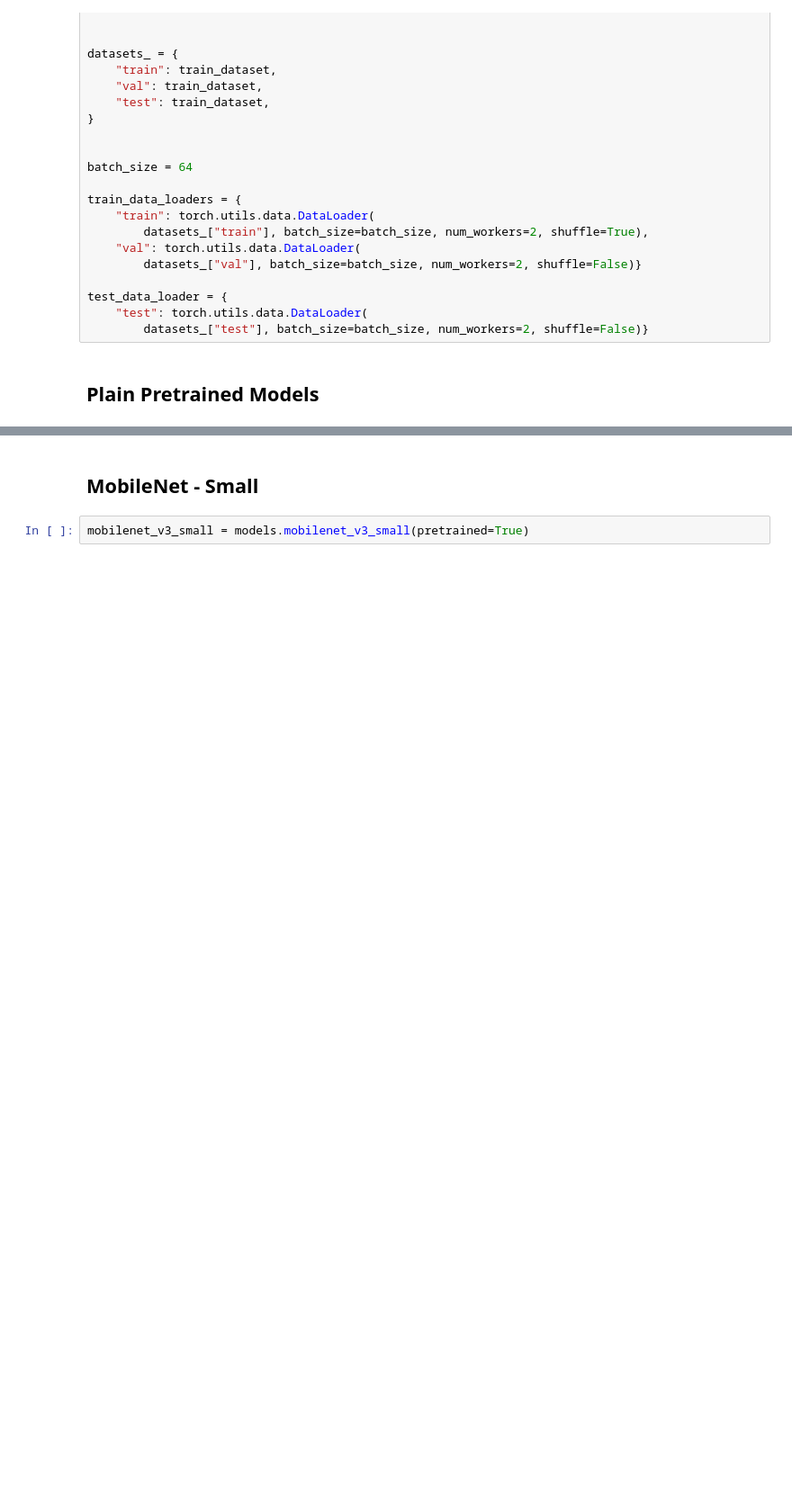
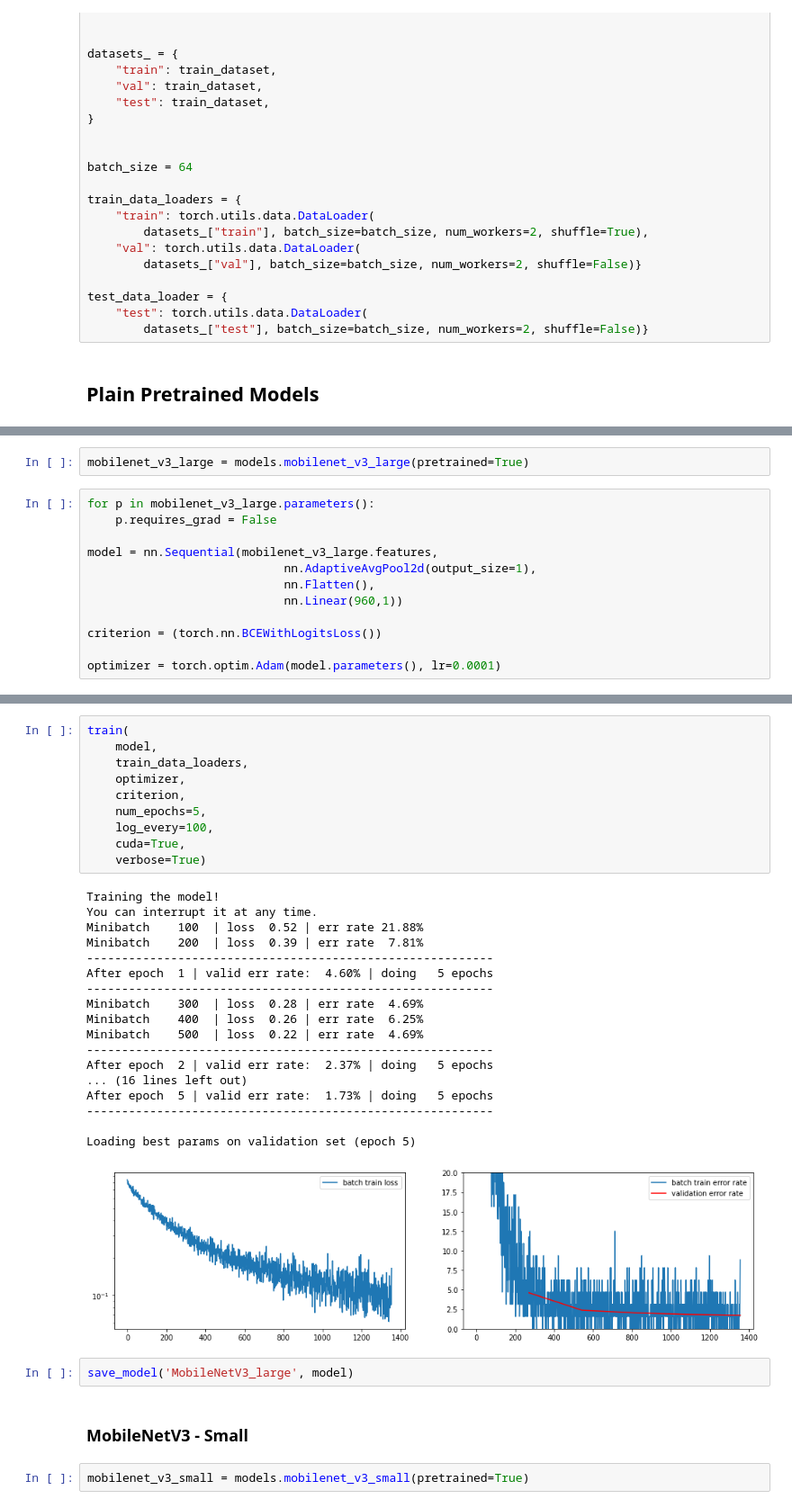
Before and after one commit to madziejm/is-you-cat, a Jupyter notebook: is-you-cat/Pretrained_Networks_pynb.ipynb, the cells around one changed output, grey strips where cells are left out. Shown: that part at 90% size. Saved outputs shown, nothing was run; the diff lists cells and outputs as text; blank space fills up the shorter version.

```diff
--- a/is-you-cat/Pretrained_Networks_pynb.ipynb
+++ b/is-you-cat/Pretrained_Networks_pynb.ipynb
@@ -257,0 +392,14 @@ test_data_loader = {
+# %%
+mobilenet_v3_large = models.mobilenet_v3_large(pretrained=True)
+# %%
+for p in mobilenet_v3_large.parameters():
+    p.requires_grad = False
+
+model = nn.Sequential(mobilenet_v3_large.features,
+                            nn.AdaptiveAvgPool2d(output_size=1),
+                            nn.Flatten(),
+                            nn.Linear(960,1))
+
+criterion = (torch.nn.BCEWithLogitsLoss())
+
+optimizer = torch.optim.Adam(model.parameters(), lr=0.0001)
@@ -258,5 +426,36 @@ test_data_loader = {
+# %%
+train(
+    model,
+    train_data_loaders,
+    optimizer,
+    criterion,
+    num_epochs=5,
+    log_every=100,
+    cuda=True,
+    verbose=True)
+# %% [output]
+Training the model!
+You can interrupt it at any time.
+Minibatch    100  | loss  0.52 | err rate 21.88%
+Minibatch    200  | loss  0.39 | err rate  7.81%
+----------------------------------------------------------
+After epoch  1 | valid err rate:  4.60% | doing   5 epochs
+----------------------------------------------------------
+Minibatch    300  | loss  0.28 | err rate  4.69%
+Minibatch    400  | loss  0.26 | err rate  6.25%
+Minibatch    500  | loss  0.22 | err rate  4.69%
+----------------------------------------------------------
+After epoch  2 | valid err rate:  2.37% | doing   5 epochs
+... (16 lines left out)
+After epoch  5 | valid err rate:  1.73% | doing   5 epochs
+----------------------------------------------------------
+
+Loading best params on validation set (epoch 5)
+[figure, added]
+# %%
+save_model('MobileNetV3_large', model)
 # %% [markdown]
-## MobileNet - Small
+### MobileNetV3 - Small
 # %%
 mobilenet_v3_small = models.mobilenet_v3_small(pretrained=True)
 # %% [output]
```
Also changed, not shown: parts of 17 cells of this notebook.
